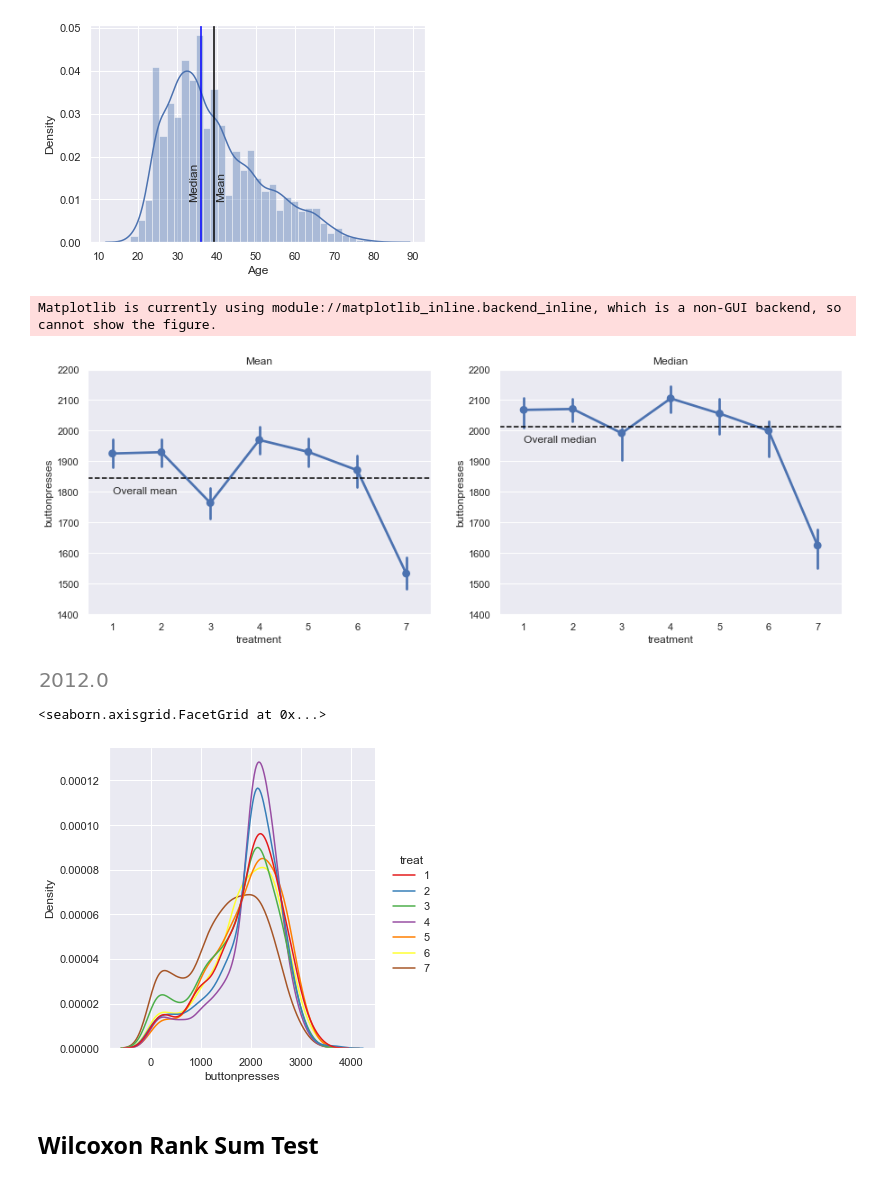
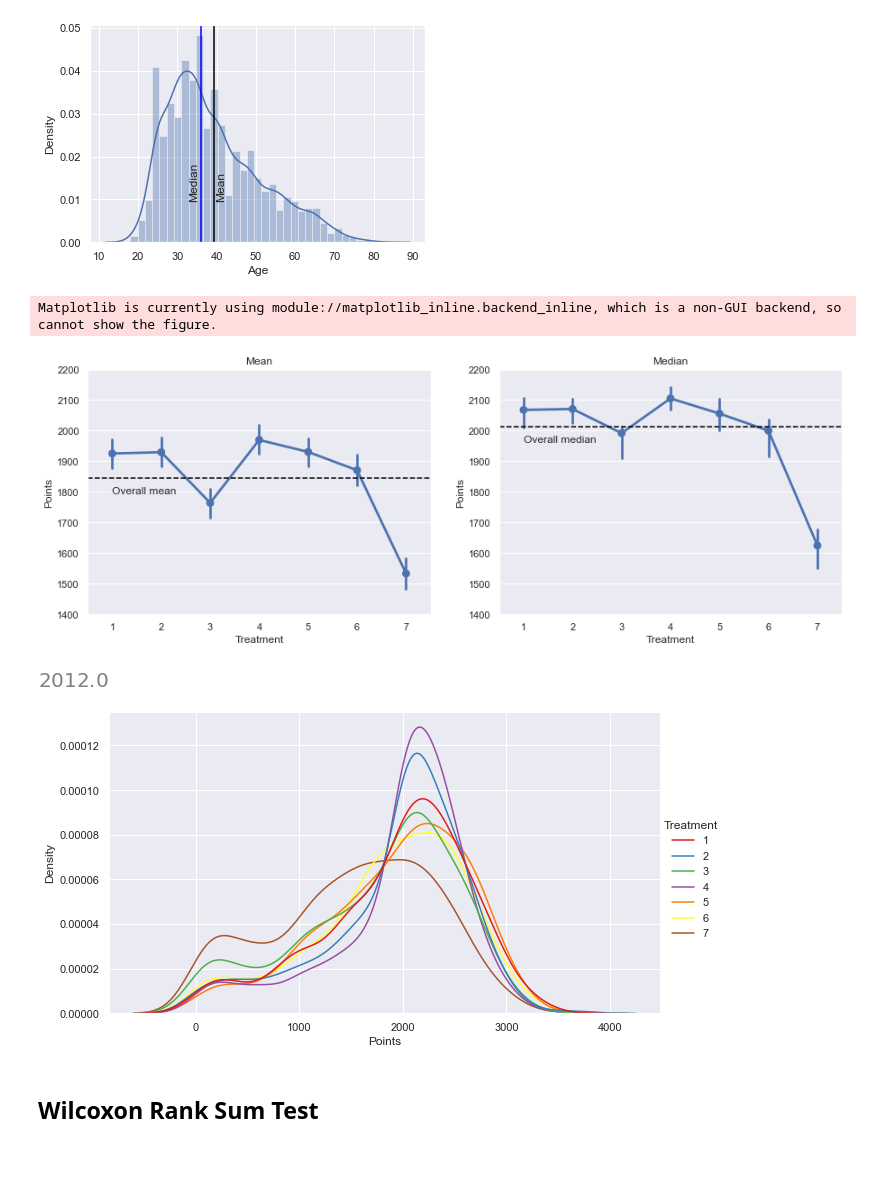
Before and after one commit to fmssn/master-thesis, a Jupyter notebook: Analytics.ipynb, the cells around one changed output. Saved outputs shown, nothing was run; the diff lists cells and outputs as text; code cells hidden in the pictures.

```diff
--- a/Analytics.ipynb
+++ b/Analytics.ipynb
@@ -5,7 +5,7 @@ from matplotlib.pyplot import figure
 import seaborn as sns
 sns.set_theme()
 df = pd.read_csv(
-    r"C:\Users\fabia\Documents\Masterarbeit\Masterarbeit\temp\csv\expdata.csv")
+    r"C:\Users\Fabian\Documents\Master Thesis Git\expdata.csv")
 df_y = get_data()
 columns_renamed= {"VirtualTwinRFY" : "Virtual Twin Random Forest",
     "VirtualTwinRF_shrunk__JS_individY": "VTRF JS-Shrinker individual mean",
@@ -200,34 +222,38 @@ Text(33.0, 0.01, 'Median')
 # %%
 from numpy import median
 fig, ax =plt.subplots(1,2, figsize=(15, 5))
-sns.pointplot(y="buttonpresses", x="treat", data=df, ax=ax[0])
+sns.pointplot(y="buttonpresses", x="treat", data=df, ax=ax[0], ci=95)
 ax[0].axhline(df.buttonpresses.mean(),color="black", linestyle='--')
 ax[0].text(0,df.buttonpresses.mean()-50,'Overall mean')
-ax[0].set_xlabel("treatment")
+ax[0].set_xlabel("Treatment")
+ax[0].set_ylabel("Points")
 ax[0].set_title('Mean')
 ax[0].set(ylim=(1400, 2200))
 
 
-sns.pointplot(y="buttonpresses", x="treat", data=df, estimator=median, ax=ax[1])
+sns.pointplot(y="buttonpresses", x="treat", data=df, estimator=median, ax=ax[1], ci=95)
 ax[1].axhline(df.buttonpresses.median(),color="black", linestyle='--')
 ax[1].text(0,df.buttonpresses.median()-50,'Overall median')
-ax[1].set_xlabel("treatment")
+ax[1].set_xlabel("Treatment")
+ax[1].set_ylabel("Points")
 ax[1].set_title('Median')
 ax[1].set(ylim=(1400, 2200))
 fig.show()
 # %% [output]
 Matplotlib is currently using module://matplotlib_inline.backend_inline, which is a non-GUI backend, so cannot show the figure.
-[figure, old version]
+[figure, new version]
 # %%
 df.buttonpresses.median()
 # %% [output]
 [figure]
 # %%
 sns.set_theme()
-sns.displot(x="buttonpresses", hue="treat", kind="kde", data=df, palette="Set1")
+ax2 = sns.displot(x="buttonpresses", hue="treat", kind="kde", data=df, palette="Set1", height=5, aspect=1.8)
+ax2.set(xlabel='Points', ylabel='Density')
+ax2._legend.set_title('Treatment')
+plt.show(ax2)
 # %% [output]
-<seaborn.axisgrid.FacetGrid at 0x...>
-[figure, old version]
+[figure, new version]
 # %% [markdown]
 ## Wilcoxon Rank Sum Test
 # %%
```
Also changed, not shown: parts of 19 cells of this notebook, 16 other files.
